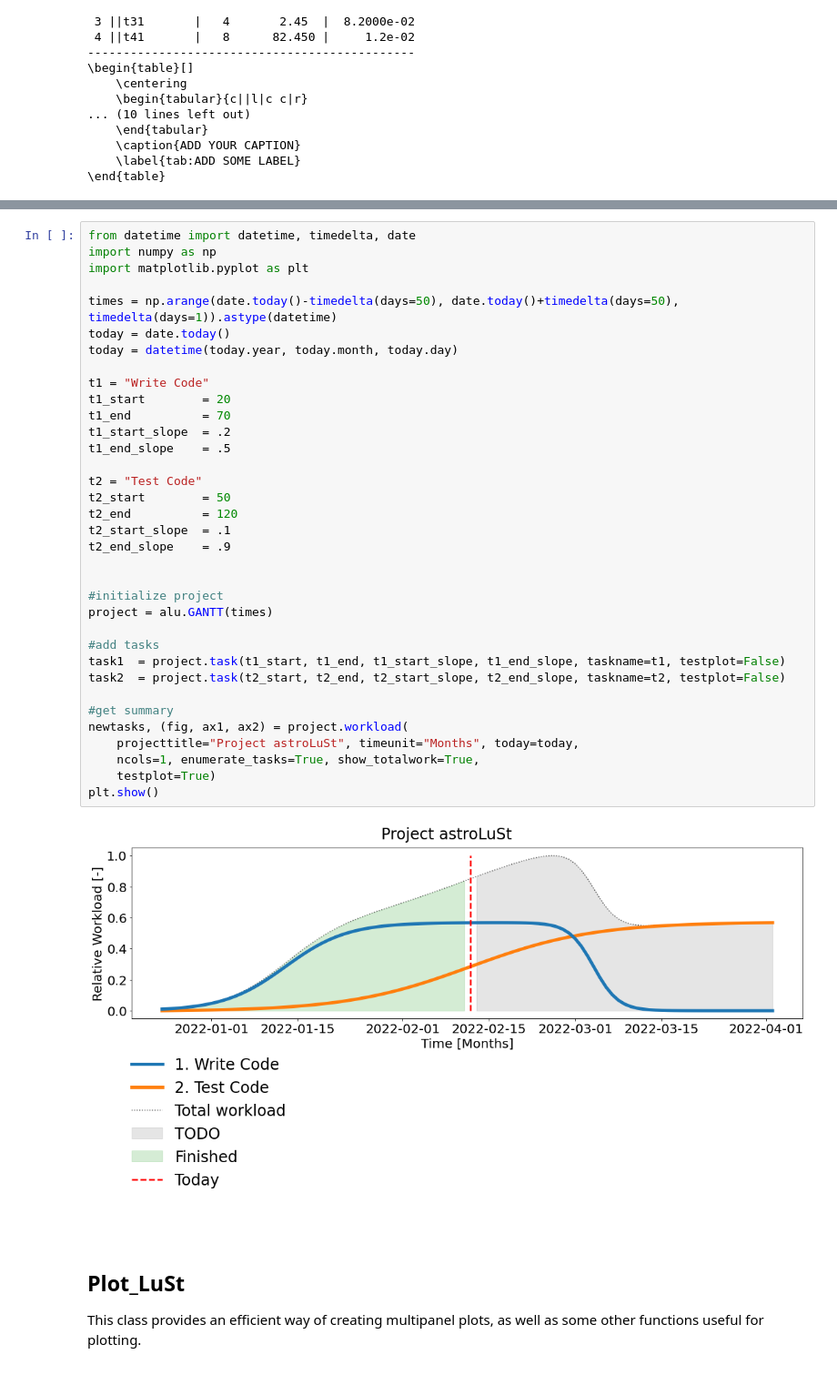
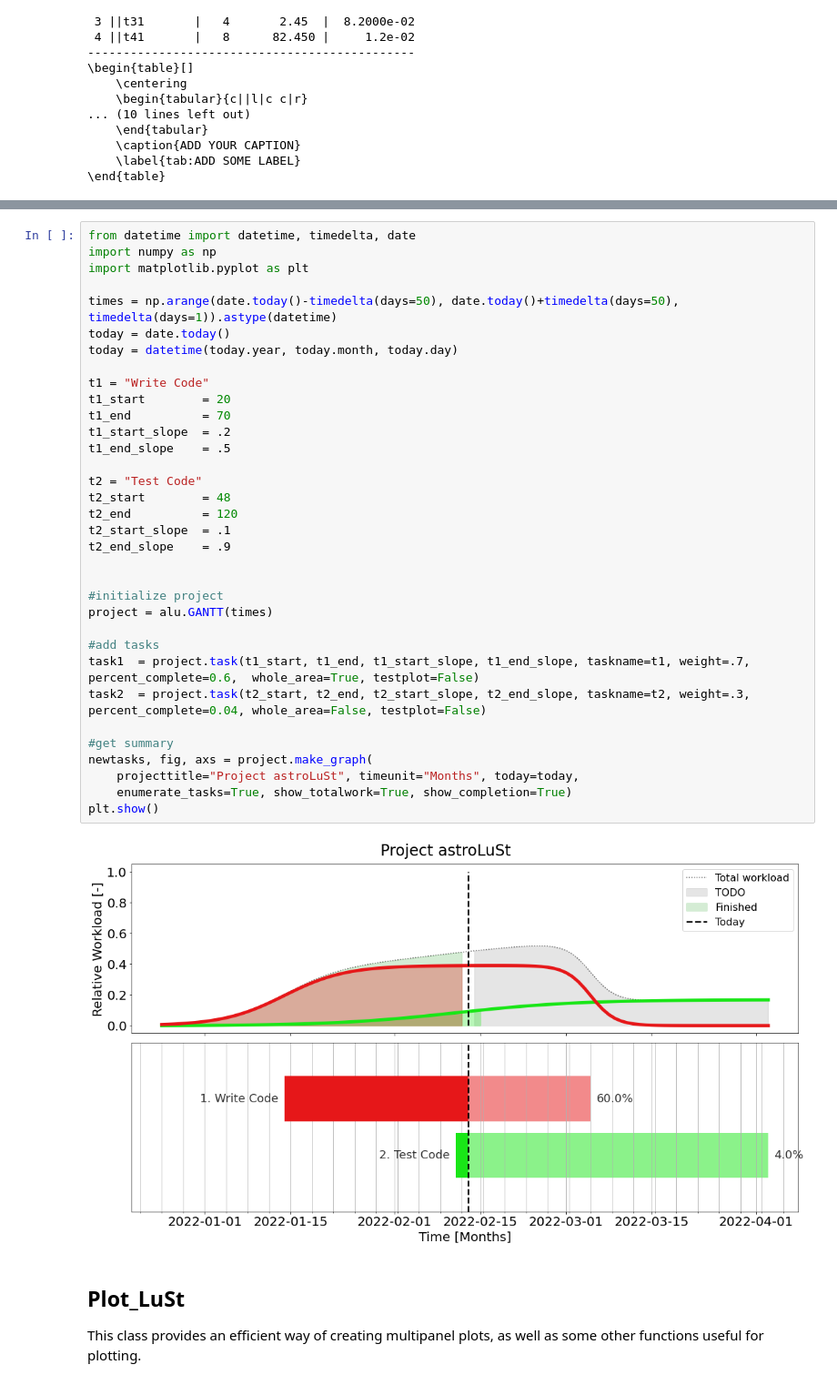
Before and after one commit to TheRedElement/astroLuSt, a Jupyter notebook: astroLuSt_example_usage.ipynb, the cells around one changed output, grey strips where cells are left out. Shown at 91% size. Drawn from its saved outputs; the diff is of its cells as text.

```diff
--- a/astroLuSt_example_usage.ipynb
+++ b/astroLuSt_example_usage.ipynb
@@ -251,40 +253,39 @@ Class to create a variation of a GANTT-graph. Useful for "Mission Planning".
 # %%
 from datetime import datetime, timedelta, date
 import numpy as np
 import matplotlib.pyplot as plt
 
 times = np.arange(date.today()-timedelta(days=50), date.today()+timedelta(days=50), timedelta(days=1)).astype(datetime)
 today = date.today()
 today = datetime(today.year, today.month, today.day)
 
 t1 = "Write Code"
 t1_start        = 20
 t1_end          = 70
 t1_start_slope  = .2
 t1_end_slope    = .5
 
 t2 = "Test Code"
-t2_start        = 50
+t2_start        = 48
 t2_end          = 120
 t2_start_slope  = .1
 t2_end_slope    = .9
 
 
 #initialize project
 project = alu.GANTT(times)
 
 #add tasks
-task1  = project.task(t1_start, t1_end, t1_start_slope, t1_end_slope, taskname=t1, testplot=False)
-task2  = project.task(t2_start, t2_end, t2_start_slope, t2_end_slope, taskname=t2, testplot=False)
+task1  = project.task(t1_start, t1_end, t1_start_slope, t1_end_slope, taskname=t1, weight=.7, percent_complete=0.6,  whole_area=True, testplot=False)
+task2  = project.task(t2_start, t2_end, t2_start_slope, t2_end_slope, taskname=t2, weight=.3, percent_complete=0.04, whole_area=False, testplot=False)
 
 #get summary
-newtasks, (fig, ax1, ax2) = project.workload(
+newtasks, fig, axs = project.make_graph(
     projecttitle="Project astroLuSt", timeunit="Months", today=today,
-    ncols=1, enumerate_tasks=True, show_totalwork=True,
-    testplot=True)
+    enumerate_tasks=True, show_totalwork=True, show_completion=True)
 plt.show()
 # %% [output]
-[figure, old version]
+[figure, new version]
 # %% [markdown]
 ## __Plot_LuSt__
 This class provides an efficient way of creating multipanel plots, as well as some other functions useful for plotting.
```
Also changed, not shown: parts of 1 cell of this notebook, 1 other file.
